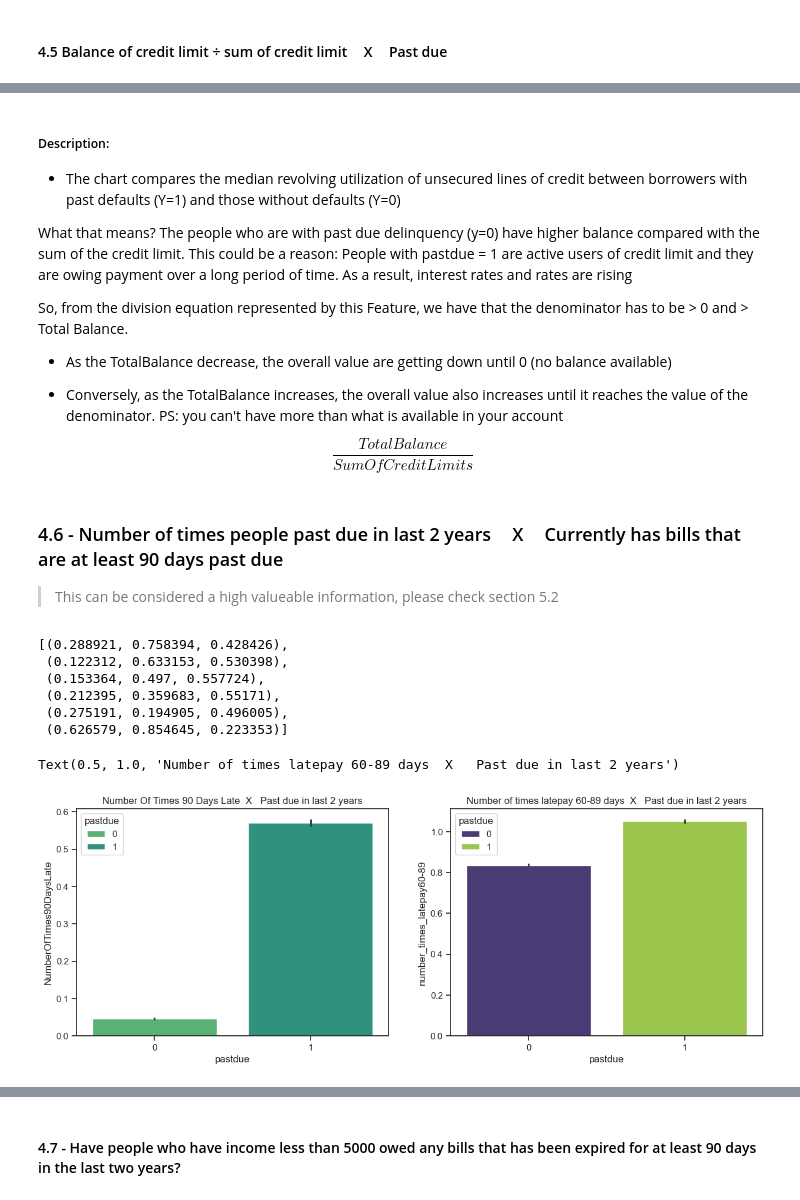
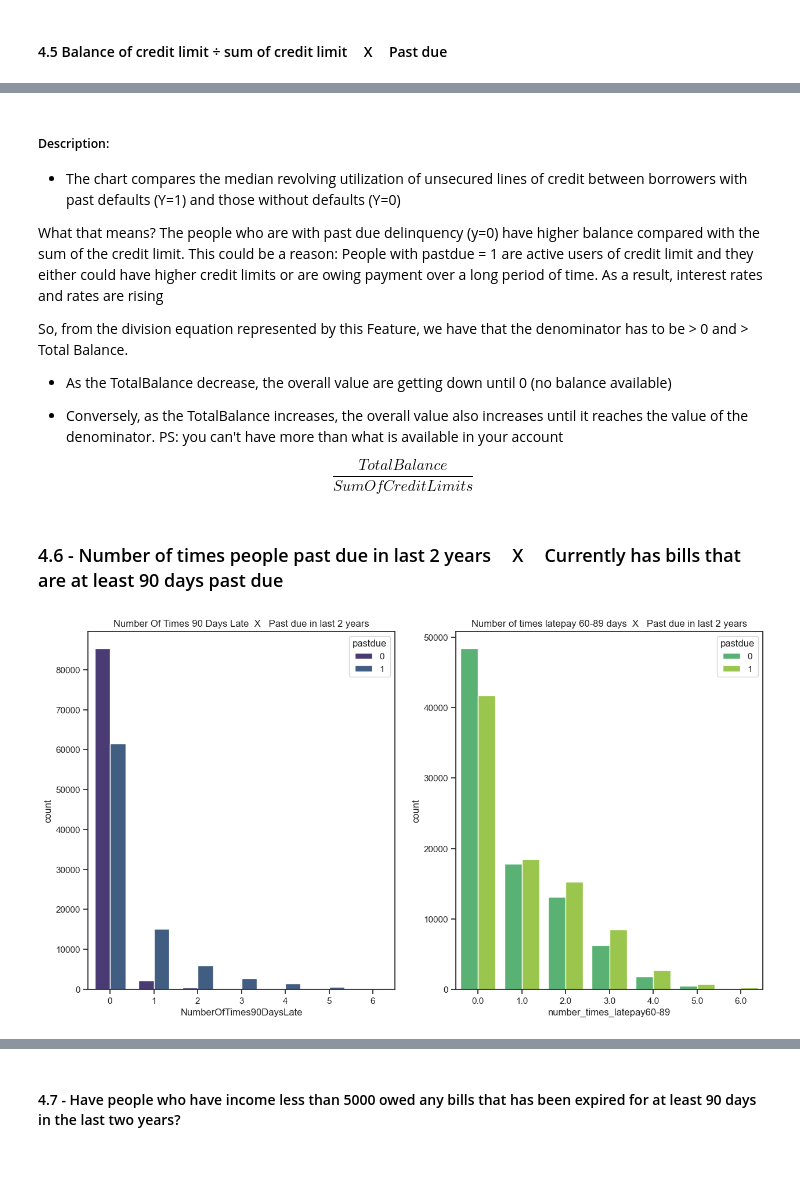
Before and after one commit to ectormgl/givemecredit, a Jupyter notebook: notebook/EDAa.ipynb, the cells around one changed output, grey strips where cells are left out. Drawn from its saved outputs; the diff is of its cells as text; code cells hidden in the pictures; blank space fills up the shorter version.

```diff
--- a/notebook/EDAa.ipynb
+++ b/notebook/EDAa.ipynb
@@ -410,7 +429,7 @@ Text(0.5, 1.0, 'Balance÷sum creditlimit  X   Past due ')
 - The chart compares the median revolving utilization of unsecured lines of credit between borrowers with past defaults (Y=1) and those without defaults (Y=0)
 >
 What that means?  The people who are with past due delinquency (y=0) have higher balance compared with the sum of the credit limit. This could be a reason:
- People with pastdue = 1 are active users of credit limit and they are owing payment over a long period of time. As a result, interest rates and rates are rising
+ People with pastdue = 1 are active users of credit limit and they either could have higher credit limits or are owing payment over a long period of time. As a result, interest rates and rates are rising
 >
 So, from the division equation represented by this Feature, we have that the denominator has to be > 0 and > Total Balance.
 >
@@ -423,30 +442,24 @@ $$
 $$
 # %% [markdown]
 ### 4.6   -    Number of times people past due in last 2 years      ㅤX          ㅤCurrently has bills that are at least 90 days past due
-> This can be considered a high valueable information, please check section 5.2
-# %%
-colors
-# %% [output]
-[(0.288921, 0.758394, 0.428426),
- (0.122312, 0.633153, 0.530398),
- (0.153364, 0.497, 0.557724),
- (0.212395, 0.359683, 0.55171),
- (0.275191, 0.194905, 0.496005),
- (0.626579, 0.854645, 0.223353)]
 # %%
 
 df_recurring= pd.DataFrame()
-df_recurring['NumberOfTimes90DaysLate']= X_train['NumberOfTimes90DaysLate']
+df_recurring['NumberOfTimes90DaysLate']= X_train['NumberOfTimes90DaysLate'][X_train['NumberOfTimes90DaysLate']<7]
 df_recurring['pastdue']= y_train
-df_recurring['number_times_latepay60-89']= X_train.iloc[:, 8]
+df_recurring['number_times_latepay60-89']= X_train.iloc[:, 8][X_train.iloc[:, 8]<7]
 
-fig, axs = plt.subplots(1, 2, figsize=(15, 5))
-sns.barplot(df_recurring, x='pastdue', y='NumberOfTimes90DaysLate', ax= axs[0], hue='pastdue', palette=colors)
+fig, axs = plt.subplots(1, 2, figsize=(15, 8))
+ax1= sns.countplot(df_recurring, x='NumberOfTimes90DaysLate', ax= axs[0], hue='pastdue', palette=colors[:2], width=0.7)
 axs[0].set_title('Number Of Times 90 Days Late  X   Past due in last 2 years')
-sns.barplot(df_recurring, x='pastdue', y='number_times_latepay60-89', ax= axs[1], hue='pastdue', palette=colors[4:])
+axs[0].set_xticks(np.arange(0,7, 1))
+sns.countplot(df_recurring, x='number_times_latepay60-89', ax= axs[1], hue='pastdue', palette=colors[4:], width=0.8)
 axs[1].set_title('Number of times latepay 60-89 days  X   Past due in last 2 years')
+
+
+
+plt.show()
 # %% [output]
-Text(0.5, 1.0, 'Number of times latepay 60-89 days  X   Past due in last 2 years')
-[figure, old version]
+[figure, new version]
 # %% [markdown]
 ##### Description:
```
Also changed, not shown: parts of 22 cells of this notebook.
